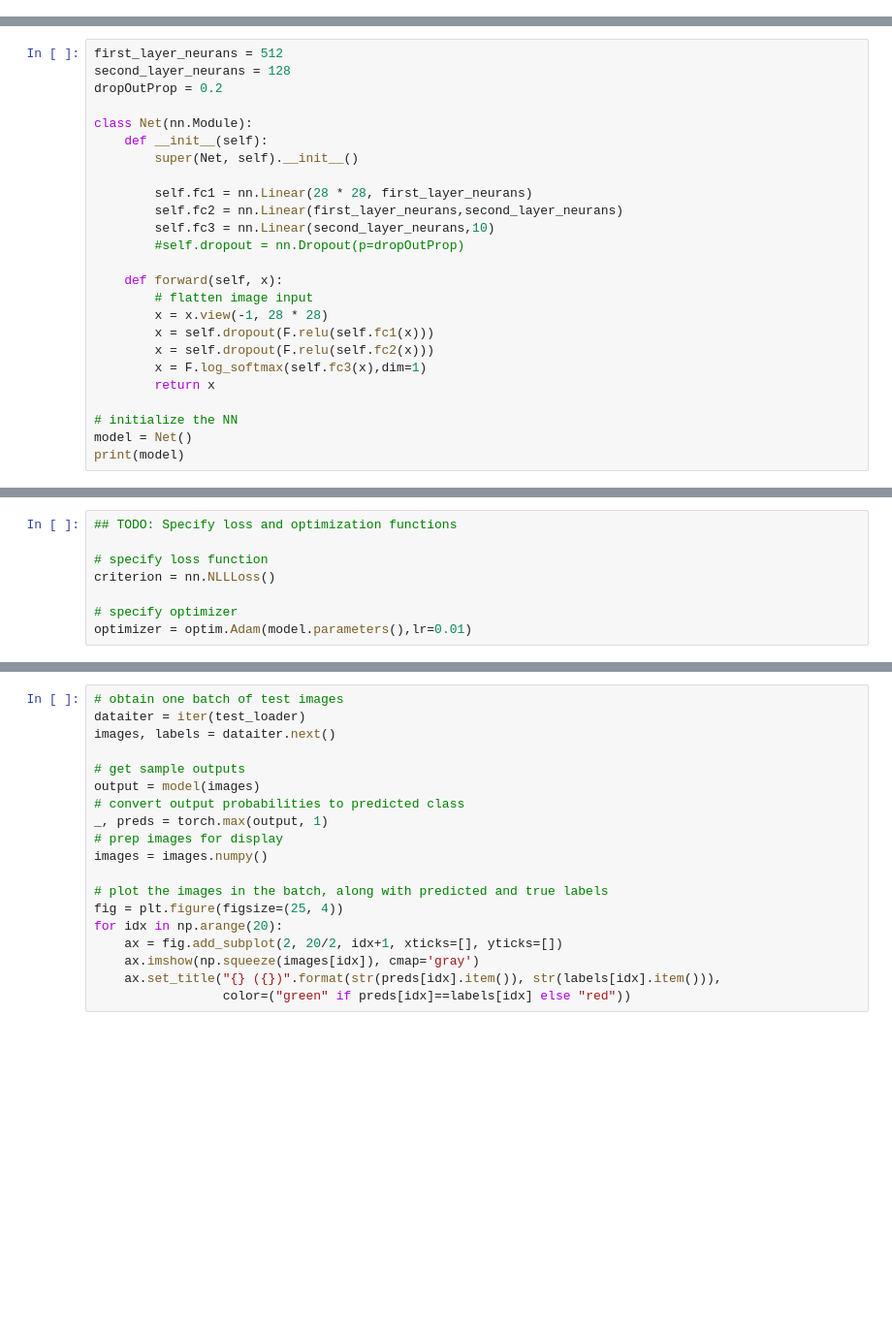
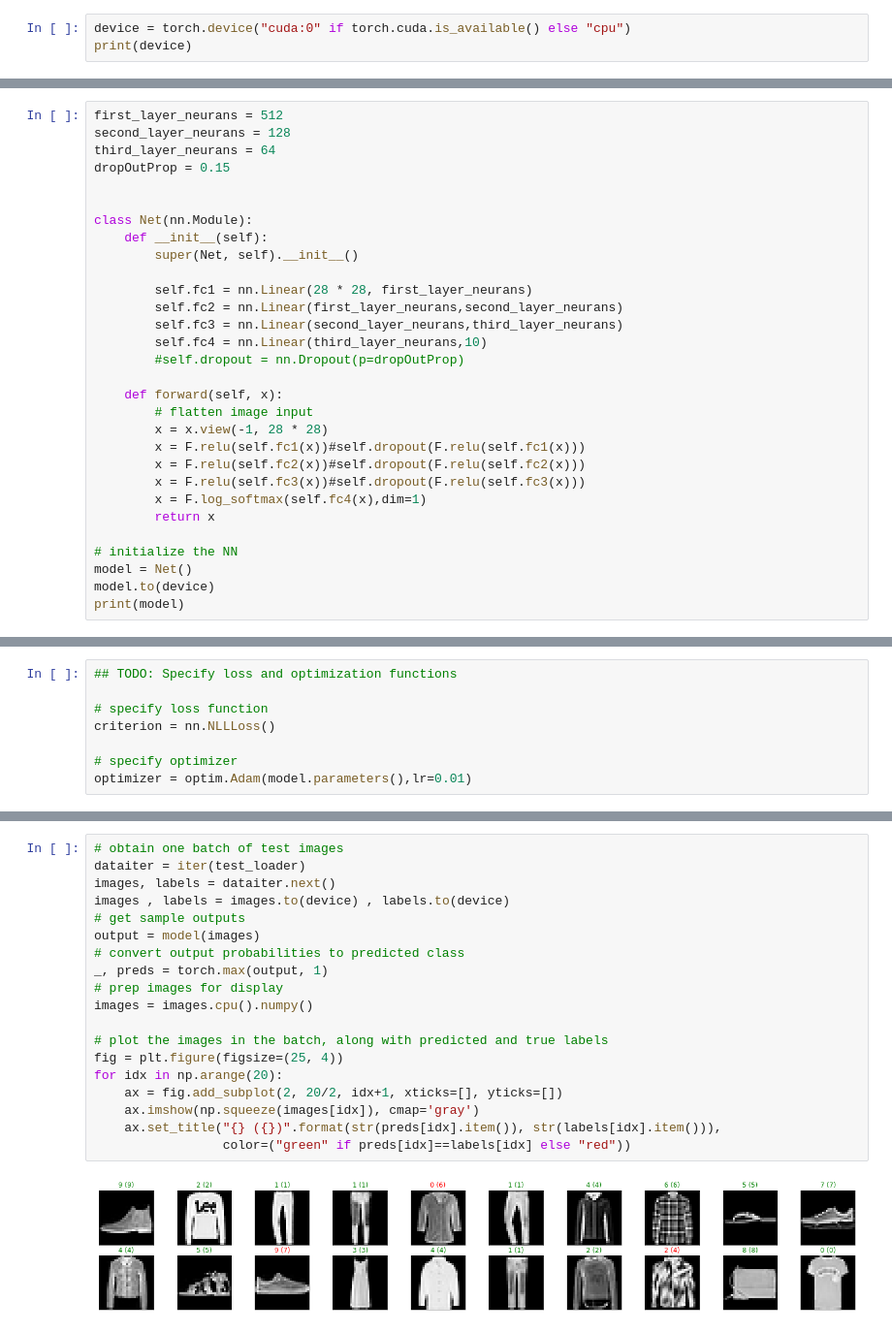
Before and after one commit to Alihussain1/PyTorch-Projects, a Jupyter notebook: FashionMNIST_FFNN.ipynb, the cells around one changed output, grey strips where cells are left out. Shown: that part at 97% size. Drawn from its saved outputs; the diff is of its cells as text; blank space fills up the shorter version.

Commit message:
gpu training, and deeper model

```diff
--- a/FashionMNIST_FFNN.ipynb
+++ b/FashionMNIST_FFNN.ipynb
@@ -7,3 +7,6 @@ import torchvision.transforms as transforms
 import torch.nn as nn
 import torch.nn.functional as F
 from torch import optim
+# %%
+device = torch.device("cuda:0" if torch.cuda.is_available() else "cpu")
+print(device)
@@ -74,7 +83,9 @@ for x in range(width):
 # %%
 first_layer_neurans = 512
 second_layer_neurans = 128
-dropOutProp = 0.2
+third_layer_neurans = 64
+dropOutProp = 0.15
+
 
 class Net(nn.Module):
     def __init__(self):
@@ -82,17 +93,20 @@ class Net(nn.Module):
 
         self.fc1 = nn.Linear(28 * 28, first_layer_neurans)
         self.fc2 = nn.Linear(first_layer_neurans,second_layer_neurans)
-        self.fc3 = nn.Linear(second_layer_neurans,10)
+        self.fc3 = nn.Linear(second_layer_neurans,third_layer_neurans)
+        self.fc4 = nn.Linear(third_layer_neurans,10)
         #self.dropout = nn.Dropout(p=dropOutProp)
 
     def forward(self, x):
         # flatten image input
         x = x.view(-1, 28 * 28)
-        x = self.dropout(F.relu(self.fc1(x)))
-        x = self.dropout(F.relu(self.fc2(x)))
-        x = F.log_softmax(self.fc3(x),dim=1)
+        x = F.relu(self.fc1(x))#self.dropout(F.relu(self.fc1(x)))
+        x = F.relu(self.fc2(x))#self.dropout(F.relu(self.fc2(x)))
+        x = F.relu(self.fc3(x))#self.dropout(F.relu(self.fc3(x)))
+        x = F.log_softmax(self.fc4(x),dim=1)
         return x
 
 # initialize the NN
 model = Net()
+model.to(device)
 print(model)
@@ -182,19 +230,21 @@ print('\nTest Accuracy (Overall): %2d%% (%2d/%2d)' % (
 # %%
 # obtain one batch of test images
 dataiter = iter(test_loader)
 images, labels = dataiter.next()
-
+images , labels = images.to(device) , labels.to(device)
 # get sample outputs
 output = model(images)
 # convert output probabilities to predicted class
 _, preds = torch.max(output, 1)
 # prep images for display
-images = images.numpy()
+images = images.cpu().numpy()
 
 # plot the images in the batch, along with predicted and true labels
 fig = plt.figure(figsize=(25, 4))
 for idx in np.arange(20):
     ax = fig.add_subplot(2, 20/2, idx+1, xticks=[], yticks=[])
     ax.imshow(np.squeeze(images[idx]), cmap='gray')
     ax.set_title("{} ({})".format(str(preds[idx].item()), str(labels[idx].item())),
                  color=("green" if preds[idx]==labels[idx] else "red"))
+# %% [output]
+[figure, added]
```
Also changed, not shown: parts of 7 cells of this notebook.
